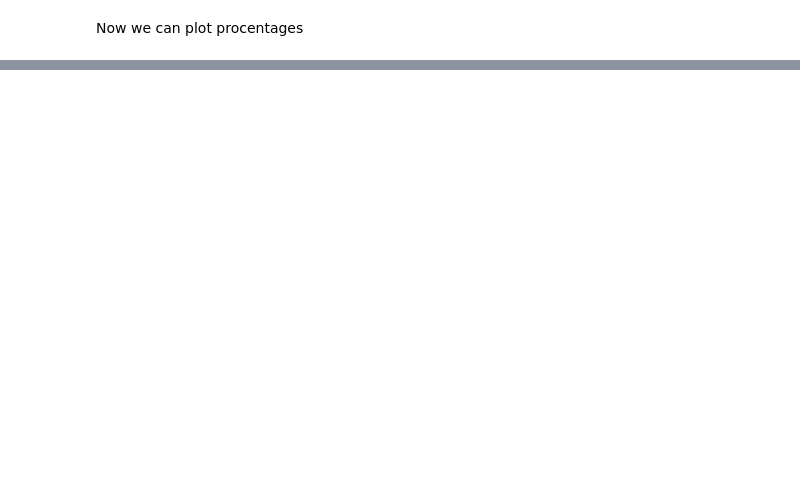
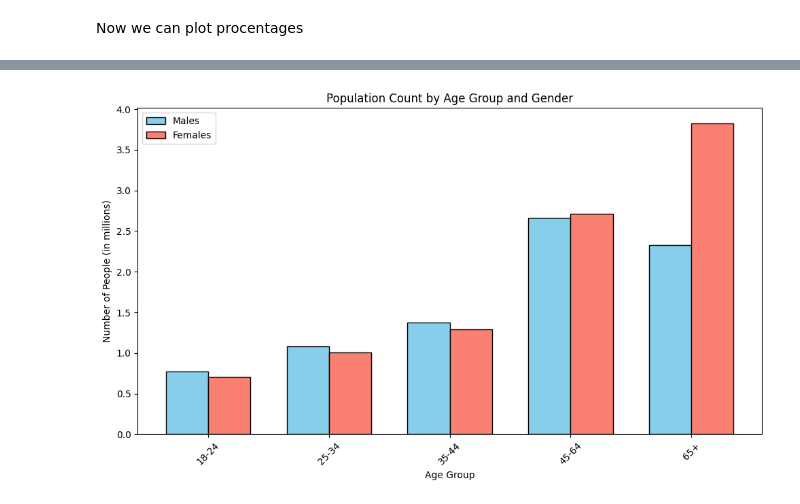
Before and after one commit to TudorMurariu/RO_election_stats, a Jupyter notebook: election.ipynb, the cells around one changed output, grey strips where cells are left out. Drawn from its saved outputs; the diff is of its cells as text; code cells hidden in the pictures; blank space fills up the shorter version.

```diff
--- a/election.ipynb
+++ b/election.ipynb
@@ -45,7 +45,7 @@ population.head(2)
 def map_age_range_to_group(age_range):
     if "Less than" in age_range or " 0 to" in age_range or " 5 to" in age_range or "10 to" in age_range:
         return None  # Under 18, not included
-    elif "20 to 24" in age_range:  # "15 to 19" in age_range
+    elif "20 to 24" in age_range or "15 to 19" in age_range:
         return "18-24"
     elif "25 to 29" in age_range or "30 to 34" in age_range:
         return "25-34"
@@ -64,6 +64,11 @@ def map_age_range_to_group(age_range):
 population_romania = population[(population['geo'] == 'Romania') & (population['TIME_PERIOD'] == 2024)]
 population_romania['Mapped Group'] = population_romania['age'].apply(map_age_range_to_group)
 grouped_population = population_romania.groupby(['Mapped Group', 'sex'])['OBS_VALUE'].sum()
+
+# these are minors
+grouped_population.loc[('18-24', 'Females')] -= 300_000
+grouped_population.loc[('18-24', 'Males')] -= 300_000
+grouped_population.loc[('18-24', 'Total')] -= 600_000
 print(grouped_population)
 # %% [output]
 Mapped Group  sex
@@ -107,12 +184,26 @@ SyntaxError: invalid syntax (665099340.py, line 7)
 # %%
 import matplotlib.pyplot as plt
 
-# here we ll plot the population for age groups
+# here we'll plot the population for age groups
 
-plt.bar(x=age_group_count.index, height=age_group_count.values / 1000_000, color='skyblue', edgecolor='black')
-plt.title('Voter Count by Age Group')
-plt.xlabel('Age Group')
-plt.ylabel('Number of Voters (in milions)')
-plt.xticks(rotation=45)
+df_pop = grouped_population.reset_index()
+pivot_df = df_pop.pivot(index='Mapped Group', columns='sex', values='OBS_VALUE') / 1_000_000  # in millions
+
+age_groups = pivot_df.index
+x = np.arange(len(age_groups))
+width = 0.35
+
+fig, ax = plt.subplots(figsize=(10, 6))
+ax.bar(x - width/2, pivot_df['Males'], width, label='Males', color='skyblue', edgecolor='black')
+ax.bar(x + width/2, pivot_df['Females'], width, label='Females', color='salmon', edgecolor='black')
+
+ax.set_title('Population Count by Age Group and Gender')
+ax.set_xlabel('Age Group')
+ax.set_ylabel('Number of People (in millions)')
+ax.set_xticks(x)
+ax.set_xticklabels(age_groups, rotation=45)
+ax.legend()
 plt.tight_layout()
 plt.show()
+# %% [output]
+[figure, added]
```
Also changed, not shown: parts of 13 cells of this notebook.
